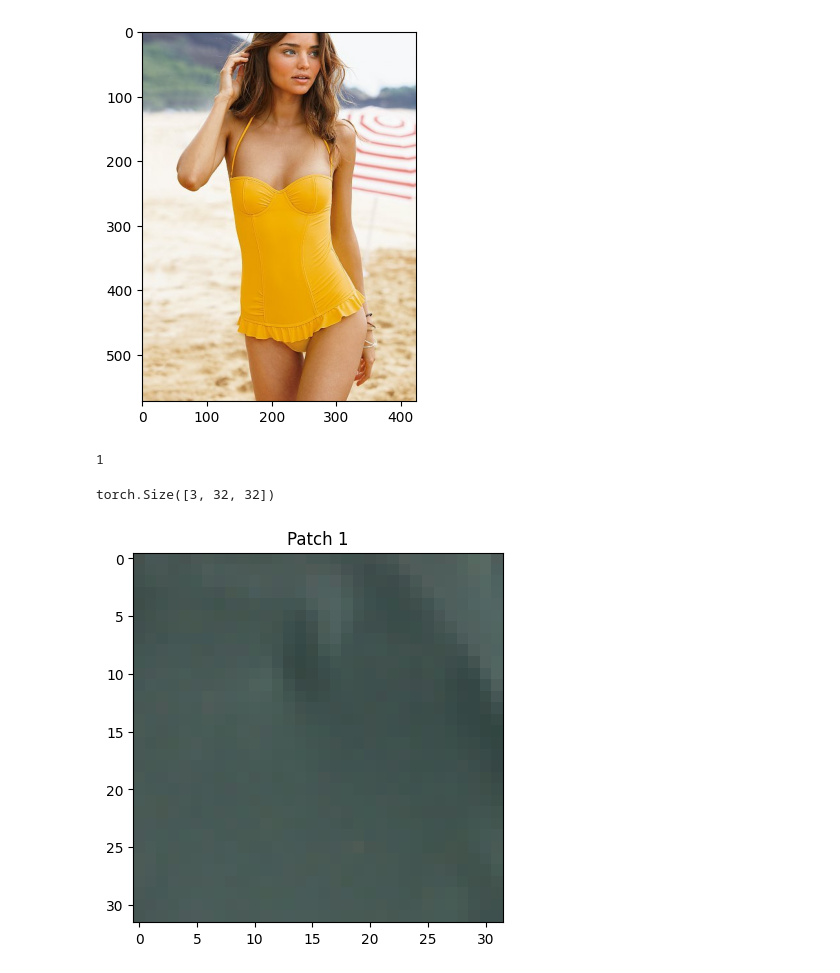
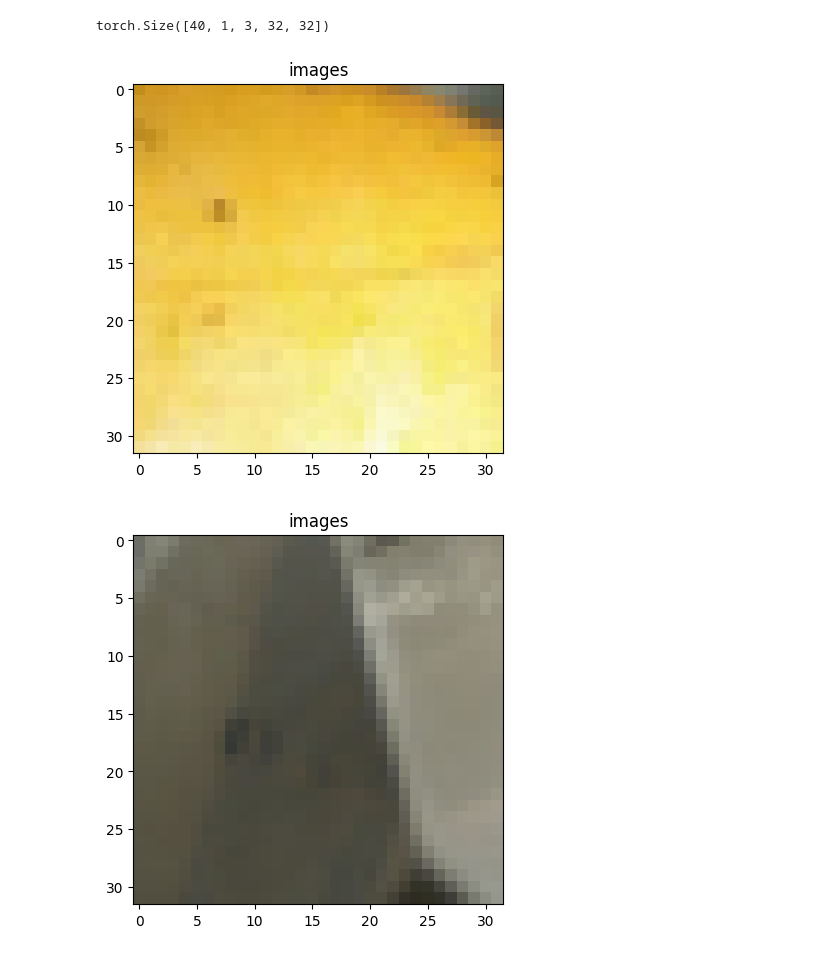
Before and after one commit to krishSharma1810/pytorch_practice, a Jupyter notebook: Robust_souce_camera_model/create_patch.ipynb, the cells around one changed output. Saved outputs shown, nothing was run; the diff lists cells and outputs as text; code cells hidden in the pictures.

```diff
--- a/Robust_souce_camera_model/create_patch.ipynb
+++ b/Robust_souce_camera_model/create_patch.ipynb
@@ -29,8 +55,8 @@ transform =torchvision.transforms.Compose([
 # %%
 for image in images:
     plt.imshow(image)
+    plt.title(path.split("/")[-1])  # Display filename as title (optional)
+    plt.show()
-# %% [output]
-[figure, removed]
 # %%
 patch_size=32
 stride=patch_size
@@ -46,19 +63,46 @@ def extract_patches(image, patch_size, stride):
-# %%
-patches=extract_patches(image_tensor,patch_size,stride)
-# %% [output]
-1
-# %%
-
-# Assuming you have extracted patches into a tensor named 'patches'
-for i in range(len(patches)):
-  patch = patches[i].cpu()  # Move to CPU memory if on GPU
-  patch = patch.view(3, 7 * 7, 32, 32)
-  patch=patch[:,0,:,:]
-
-  plt.imshow(patch.permute( 1,2,0))
-
-  plt.title(f"Patch {i+1}")
-  plt.show()
-# %% [output]
-torch.Size([3, 32, 32])
-[figure, removed]
+# %%
+def extract_patches(image, patch_size, num_patches=40, stride=patch_size):
+
+  batch_size, channels, image_height, image_width = image.size()
+
+  # Calculate maximum number of possible patches along each dimension
+  max_h_patches = (image_height - patch_size) // stride + 1
+  max_w_patches = (image_width - patch_size) // stride + 1
+
+  # Ensure enough patches are possible for the given image size
+  if max_h_patches * max_w_patches < num_patches:
+      raise ValueError(f"Image size is too small to extract {num_patches} non-overlapping patches of size {patch_size}.")
+
+  # Randomly select patch starting indices within valid ranges
+  patch_indices = []
+  for _ in range(num_patches):
+      h_start = random.randint(0, max_h_patches - 1) * stride
+      w_start = random.randint(0, max_w_patches - 1) * stride
+      patch_indices.append((h_start, w_start))
+
+  # Extract patches based on selected indices
+  patches = []
+  for h_start, w_start in patch_indices:
+      patch = image[:, :, h_start:h_start + patch_size, w_start:w_start + patch_size]
+      patches.append(patch)
+
+  patches = torch.stack(patches, dim=0)  # Stack patches into a single tensor
+
+  return patches
+# %%
+patches=[]
+for image in image_tensor:
+    patches.append(extract_patches(image,patch_size))
+# %%
+patches[1].shape
+# %% [output]
+torch.Size([40, 1, 3, 32, 32])
+# %%
+for patch in patches:
+    patch=patch[0,0,:,:,:]
+    plt.imshow(patch.permute(1,2,0))
+    plt.title(path.split("/")[-1])  # Display filename as title (optional)
+    plt.show()
+# %% [output]
+[figure, added]
+[figure, added]
```
Also changed, not shown: parts of 10 cells of this notebook, 6 other files.
